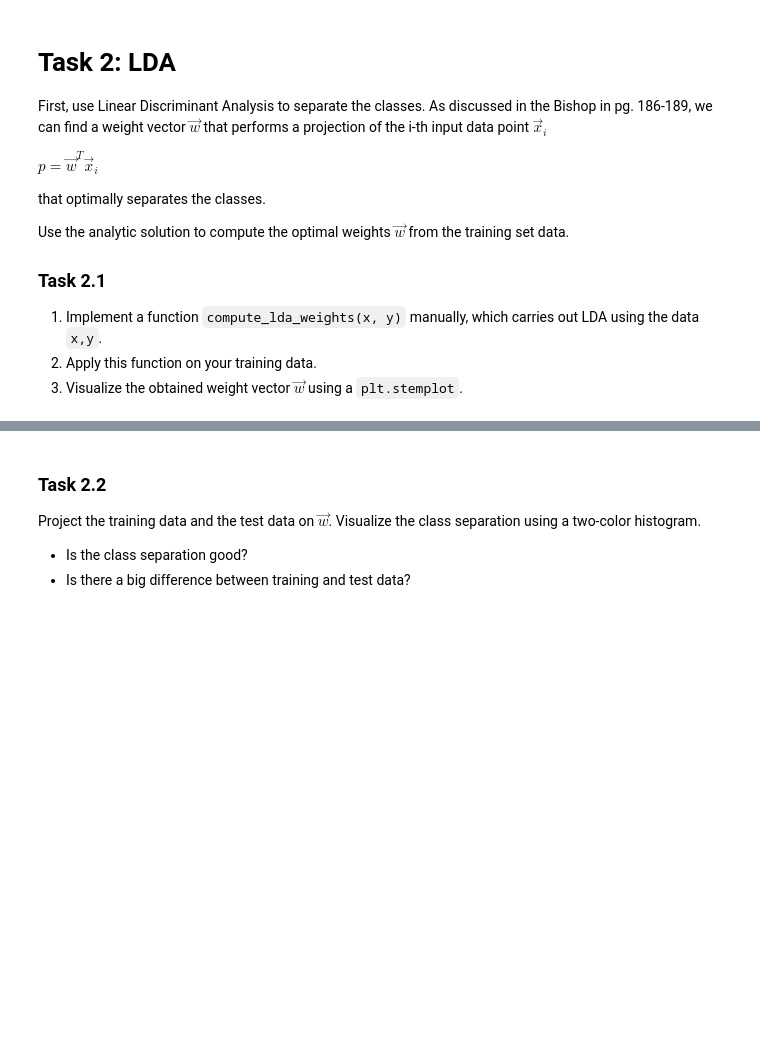
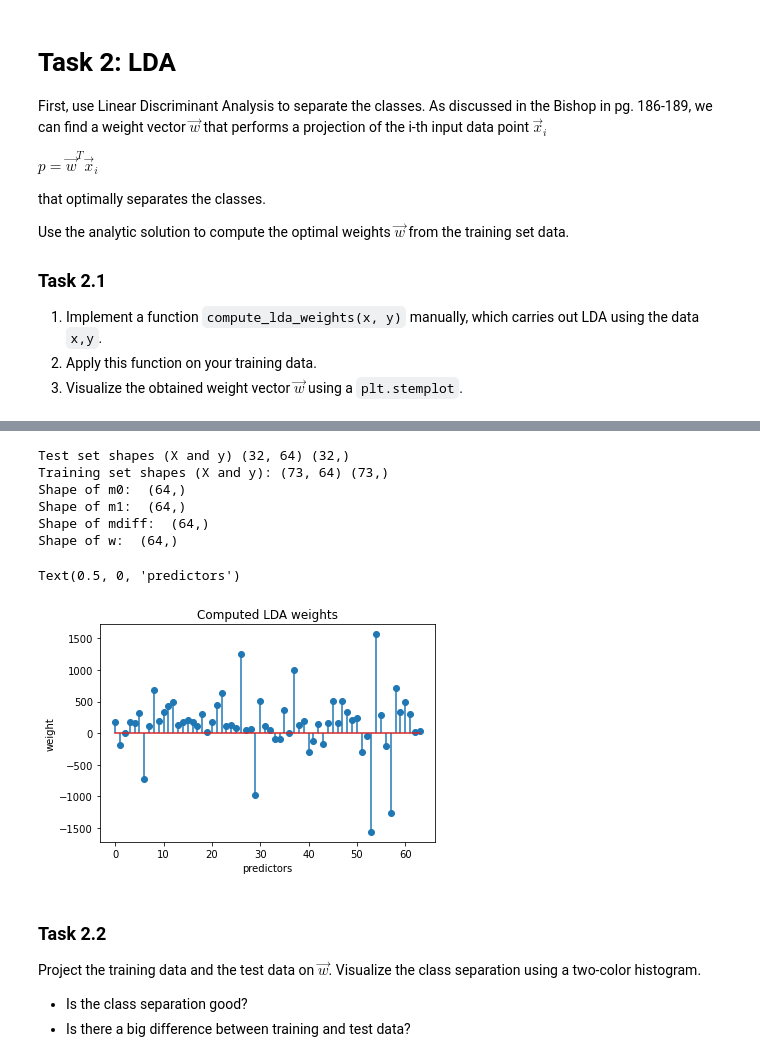
Before and after one commit to simonblaue/Master, a Jupyter notebook: Machine Learning/Practical 2/2_[NAME1]_[NAME2]_[NAME3].ipynb, the cells around one changed output, grey strips where cells are left out. Saved outputs shown, nothing was run; the diff lists cells and outputs as text; code cells hidden in the pictures; blank space fills up the shorter version.

```diff
--- a/Machine Learning/Practical 2/2_[NAME1]_[NAME2]_[NAME3].ipynb
+++ b/Machine Learning/Practical 2/2_[NAME1]_[NAME2]_[NAME3].ipynb
@@ -93,11 +94,10 @@ def preprocess(X, verbose=False):
     # ---------------- INSERT CODE ----------------------
     mean_old = np.mean(X, axis=1)
     if verbose: print("Means: ", mean_old)
-    X = (X.transpose()-mean_old).transpose()
-
+    X = np.subtract(X.transpose(),mean_old).transpose()
     variance_old = np.var(X, axis=1)
     if verbose: print("Variances: ", variance_old)
-    X = (X.transpose()/variance_old).transpose()
+    X = (X.transpose()/(np.std(X,axis=1))).transpose()
 
 
     # ---------------- END CODE -------------------------
@@ -182,9 +172,18 @@ def compute_lda_weights(x, y, alpha=0.001):
         '''
 
     # ---------------- INSERT CODE ----------------------
-
-
-
+    # Using Fishers linear discriminant
+    #create x0, x1
+    x0 = np.array([x[i,:] for i in range(len(y)) if (y[i])])
+    x1 = np.array([x[i,:] for i in range(len(y)) if (not y[i])])
+    # Means
+    m0 = np.mean(x0, axis=0)
+    m1 = np.mean(x1, axis=0)
+    mdiff = m0-m1
+    # calculation of Sw
+    Sw = np.cov(x0, rowvar=False)+np.cov(x1, rowvar=False)
+    #calc weights
+    w = np.linalg.inv(Sw) @ (m1-m0)
     # ---------------- END CODE -------------------------
 
     return m0, m1, mdiff, w
@@ -195,3 +190,27 @@ def compute_lda_weights(x, y, alpha=0.001):
+# %%
+# split dataset and apply LDA
+X_train, X_test, y_train, y_test = split_data(preprocess(X_all),t_all)
+m0, m1 ,mdiff, w =  compute_lda_weights(X_train,y_train)
+print("Shape of m0: " , m0.shape)
+print("Shape of m1: " , m1.shape)
+print("Shape of mdiff: " , mdiff.shape)
+print("Shape of w: " , w.shape)
+# %% [output]
+Test set shapes (X and y) (32, 64) (32,)
+Training set shapes (X and y): (73, 64) (73,)
+Shape of m0:  (64,)
+Shape of m1:  (64,)
+Shape of mdiff:  (64,)
+Shape of w:  (64,)
+# %%
+# visualize LDA weights using stemplot
+plt.stem(w.flatten(), use_line_collection=True)
+plt.title('Computed LDA weights')
+plt.ylabel('weight')
+plt.xlabel('predictors')
+# %% [output]
+Text(0.5, 0, 'predictors')
+[figure, added]
 # %% [markdown]
 ### Task 2.2
 
```
Also changed, not shown: parts of 18 cells of this notebook.
